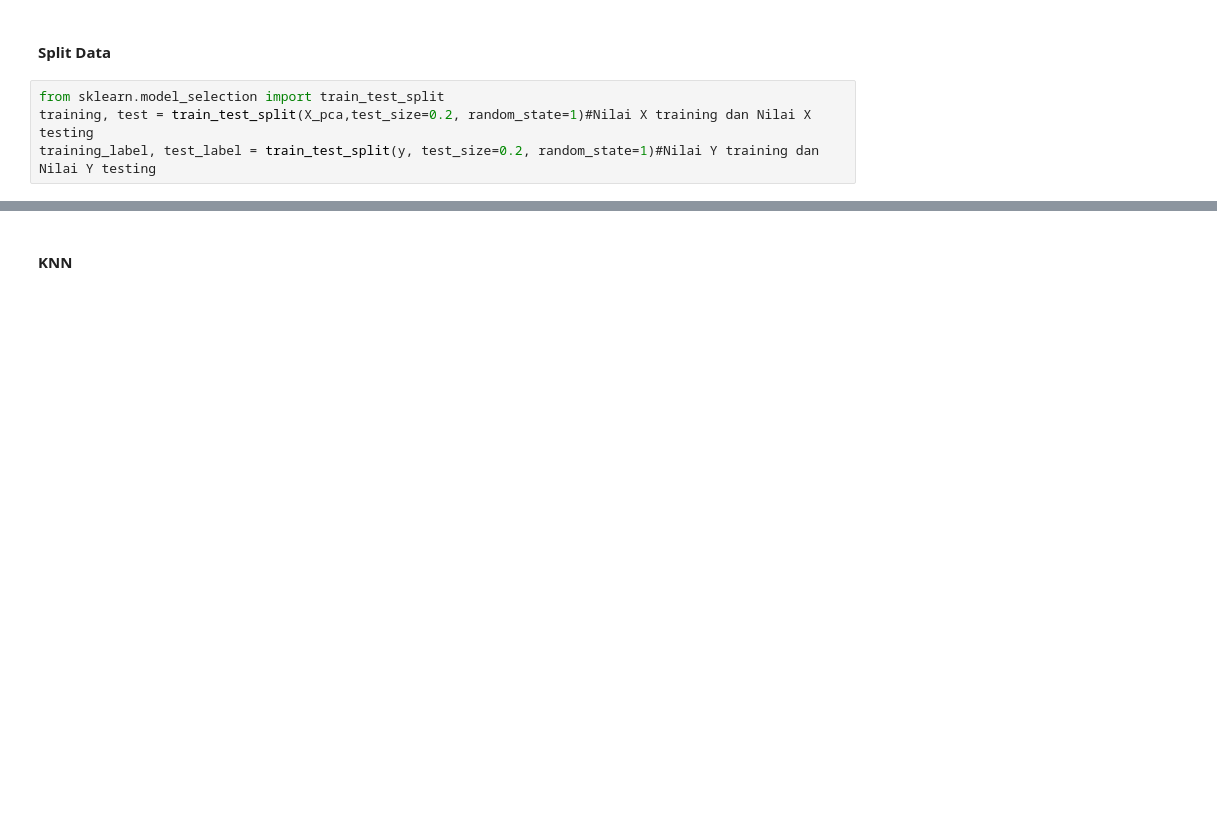
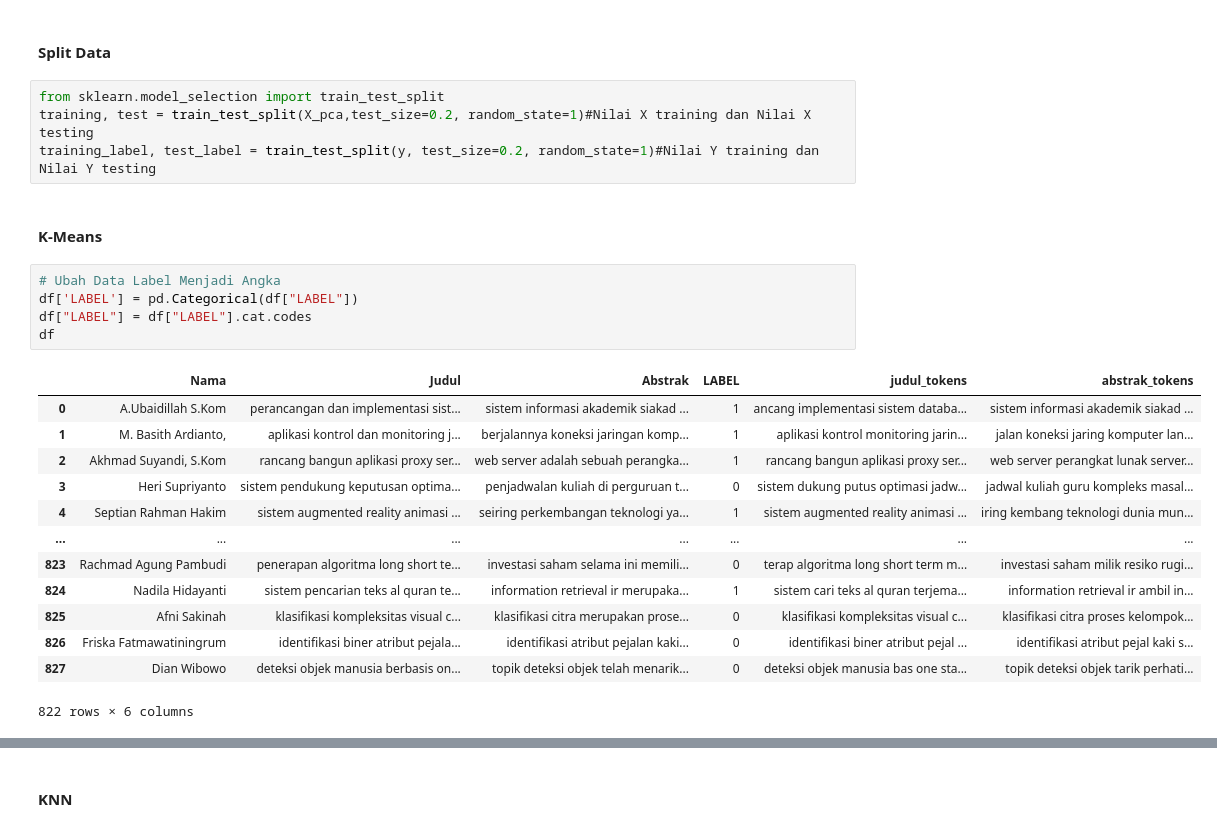
Before and after one commit to Much-rafi/Prosaindata, a Jupyter notebook: _sources/UTS.ipynb, the cells around one changed output, grey strips where cells are left out. Saved outputs shown, nothing was run; the diff lists cells and outputs as text; blank space fills up the shorter version.

```diff
--- a/_sources/UTS.ipynb
+++ b/_sources/UTS.ipynb
@@ -390,3 +390,24 @@ X_pca.shape
 from sklearn.model_selection import train_test_split
 training, test = train_test_split(X_pca,test_size=0.2, random_state=1)#Nilai X training dan Nilai X testing
 training_label, test_label = train_test_split(y, test_size=0.2, random_state=1)#Nilai Y training dan Nilai Y testing
+# %% [markdown]
+#### K-Means
+# %%
+# Ubah Data Label Menjadi Angka
+df['LABEL'] = pd.Categorical(df["LABEL"])
+df["LABEL"] = df["LABEL"].cat.codes
+df
+# %% [output]
+|  | Nama | Judul | Abstrak | LABEL | judul_tokens | abstrak_tokens |
+| 0 | A.Ubaidillah S.Kom | perancangan dan implementasi sist... | sistem informasi akademik siakad ... | 1 | ancang implementasi sistem databa... | sistem informasi akademik siakad ... |
+| 1 | M. Basith Ardianto, | aplikasi kontrol dan monitoring j... | berjalannya koneksi jaringan komp... | 1 | aplikasi kontrol monitoring jarin... | jalan koneksi jaring komputer lan... |
+| 2 | Akhmad Suyandi, S.Kom | rancang bangun aplikasi proxy ser... | web server adalah sebuah perangka... | 1 | rancang bangun aplikasi proxy ser... | web server perangkat lunak server... |
+| 3 | Heri Supriyanto | sistem pendukung keputusan optima... | penjadwalan kuliah di perguruan t... | 0 | sistem dukung putus optimasi jadw... | jadwal kuliah guru kompleks masal... |
+| 4 | Septian Rahman Hakim | sistem augmented reality animasi ... | seiring perkembangan teknologi ya... | 1 | sistem augmented reality animasi ... | iring kembang teknologi dunia mun... |
+| ... | ... | ... | ... | ... | ... | ... |
+| 823 | Rachmad Agung Pambudi | penerapan algoritma long short te... | investasi saham selama ini memili... | 0 | terap algoritma long short term m... | investasi saham milik resiko rugi... |
+| 824 | Nadila Hidayanti | sistem pencarian teks al quran te... | information retrieval ir merupaka... | 1 | sistem cari teks al quran terjema... | information retrieval ir ambil in... |
+| 825 | Afni Sakinah | klasifikasi kompleksitas visual c... | klasifikasi citra merupakan prose... | 0 | klasifikasi kompleksitas visual c... | klasifikasi citra proses kelompok... |
+| 826 | Friska Fatmawatiningrum | identifikasi biner atribut pejala... | identifikasi atribut pejalan kaki... | 0 | identifikasi biner atribut pejal ... | identifikasi atribut pejal kaki s... |
+| 827 | Dian Wibowo | deteksi objek manusia berbasis on... | topik deteksi objek telah menarik... | 0 | deteksi objek manusia bas one sta... | topik deteksi objek tarik perhati... |
+822 rows × 6 columns
```
Also changed, not shown: parts of 8 cells of this notebook, 14 other files.
